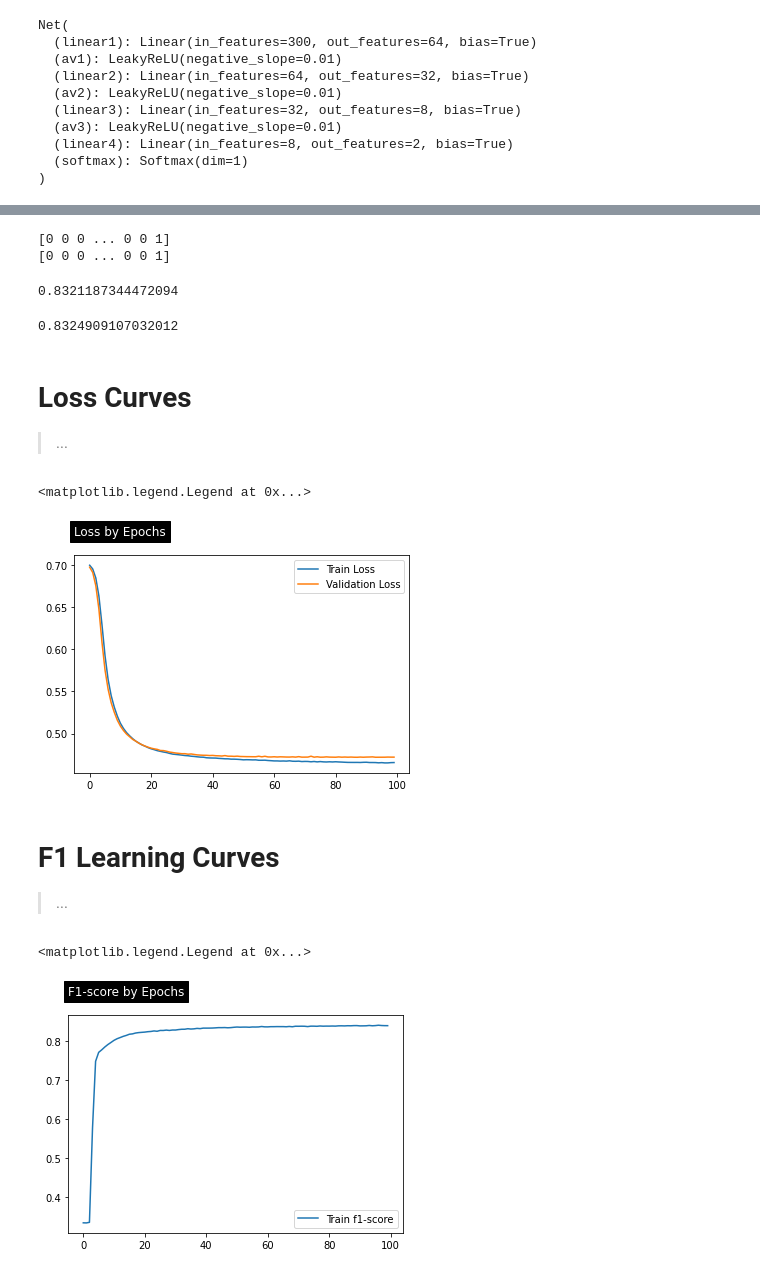
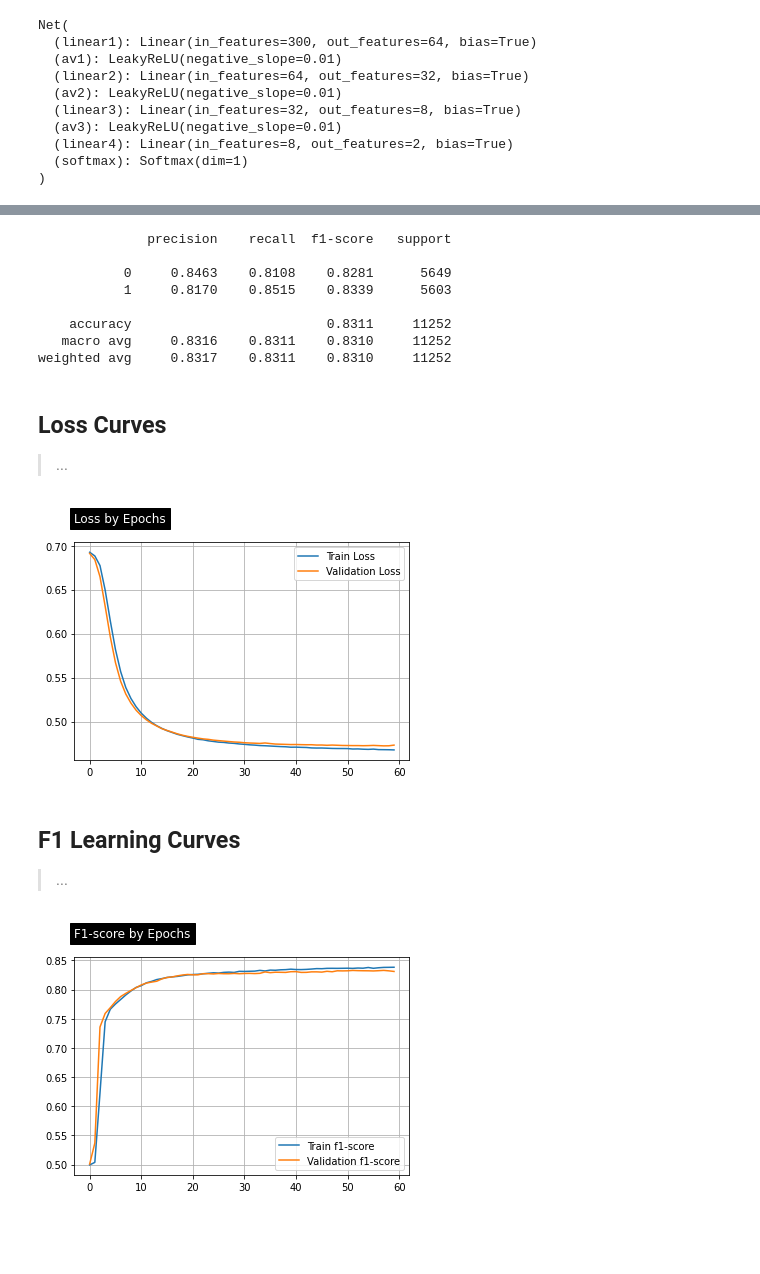
Before and after one commit to EliasEconomou/AI2-Natural-Language-Processing, a Jupyter notebook: Natural_Language_Processing_2.ipynb, the cells around one changed output, grey strips where cells are left out. Cells and saved outputs as stored; diff of their text form; code cells hidden in the pictures; blank space fills up the shorter version.

```diff
--- a/Natural_Language_Processing_2.ipynb
+++ b/Natural_Language_Processing_2.ipynb
@@ -574,9 +544,10 @@ def train_model(epoch, train_losses, train_f1_scores):
 
   print(f"Epoch {epoch:3}: Loss = {total_train_Loss:.5f}")
 # %%
-def evaluate_model(epoch, test_losses):
+def evaluate_model(epoch, test_losses, test_f1_scores):
   model.eval()
   batch_losses = []
+  batch_f1_scores = []
 
   with torch.no_grad():
     for x_test_batch, y_test_batch in testDataloader:
@@ -585,10 +556,17 @@ def evaluate_model(epoch, test_losses):
       loss = loss_func(y_test_pred, y_test_batch)
       batch_losses.append(loss.item())
 
+      predicted_values = y_test_pred.max(1).indices
+      predicted_values = predicted_values.detach().numpy()
+      f1 = f1_score(y_test_batch, predicted_values, average="micro")
+      batch_f1_scores.append(f1)
+
 
   total_test_Loss = sum(batch_losses)/len(testDataloader)
   test_losses.append(total_test_Loss)
-  # print(f"Epoch {epoch:3}: Loss = {total_test_Loss:.5f}")
+
+  epoch_test_f1 = sum(batch_f1_scores)/len(testDataloader)
+  test_f1_scores.append(epoch_test_f1)
 # %%
 start_time = time.time()
 train_losses = []
@@ -597,6 +575,6 @@ train_f1_scores = []
 test_f1_scores = []
 for epoch in range(0, numOfEpochs):
   train_model(epoch, train_losses, train_f1_scores)
-  evaluate_model(epoch, test_losses)
+  evaluate_model(epoch, test_losses, test_f1_scores)
 print(f"Total time to train the model: {str(time.time() - start_time)}.")
 # %% [output]
@@ -622,27 +605,26 @@ Total time to train the model: 81.89283919334412.
 # %%
+# Get predicted values for test-dataset
 results = model(X_test_tensor)
-
 predicted_values = results.max(1).indices
 predicted_values = predicted_values.detach().numpy()
 y_test_values = y_test_tensor.detach().numpy()
+results = results.detach().numpy()
 
-print(predicted_values)
-print(y_test_values)
+# A list of the epochs required for plotting
+epochs_count_list = [e for e in range(0, epoch+1)]
-# %% [output]
-[0 0 0 ... 0 0 1]
-[0 0 0 ... 0 0 1]
-# %%
-accuracy = accuracy_score(y_test_values, predicted_values)
-accuracy
-# %% [output]
-0.8321187344472094
-# %%
-f1 = f1_score(y_test_values, predicted_values)
-f1
-# %% [output]
-0.8324909107032012
+# %%
+print(classification_report(y_test_values,predicted_values, digits = 4))
+# %% [output]
+              precision    recall  f1-score   support
+
+           0     0.8463    0.8108    0.8281      5649
+           1     0.8170    0.8515    0.8339      5603
+
+    accuracy                         0.8311     11252
+   macro avg     0.8316    0.8311    0.8310     11252
+weighted avg     0.8317    0.8311    0.8310     11252
 # %% [markdown]
-# **Loss Curves**
+## Loss Curves
 
 
 > ...
@@ -651,4 +631,5 @@ epochs_count_list = [e for e in range(0, epoch+1)]
 # %%
+plt.grid()
 plt.title(label="Loss by Epochs",
           loc="left",
           pad='20.0',
@@ -658,25 +639,25 @@ plt.plot(epochs_count_list, train_losses)
 plt.plot(epochs_count_list, test_losses)
 
 plt.legend(["Train Loss","Validation Loss"])
+plt.show()
 # %% [output]
-<matplotlib.legend.Legend at 0x...>
-[figure, old version]
+[figure, new version]
 # %% [markdown]
-# **F1 Learning Curves**
+## F1 Learning Curves
 
 
 > ...
 # %%
+plt.grid()
 plt.title(label="F1-score by Epochs",
           loc="left",
           pad='20.0',
           backgroundcolor='black',
           color='white')
 plt.plot(epochs_count_list, train_f1_scores)
-# plt.plot(epochs_count_list, test_f1)
+plt.plot(epochs_count_list, test_f1_scores)
 
-plt.legend(["Train f1-score"])
-# plt.legend(["Train f1-score","Validation f1-score"])
+plt.legend(["Train f1-score","Validation f1-score"])
+plt.show()
 # %% [output]
-<matplotlib.legend.Legend at 0x...>
-[figure, old version]
+[figure, new version]
```
Also changed, not shown: parts of 14 cells of this notebook.
